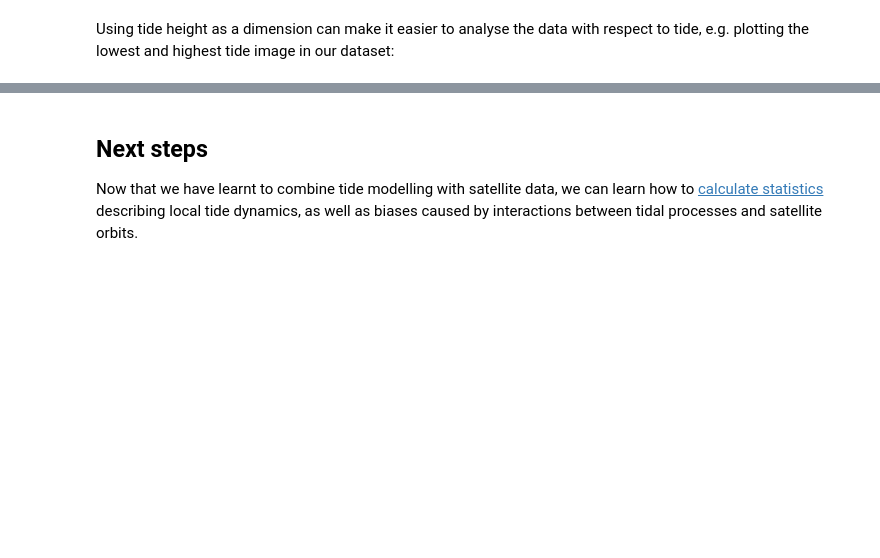
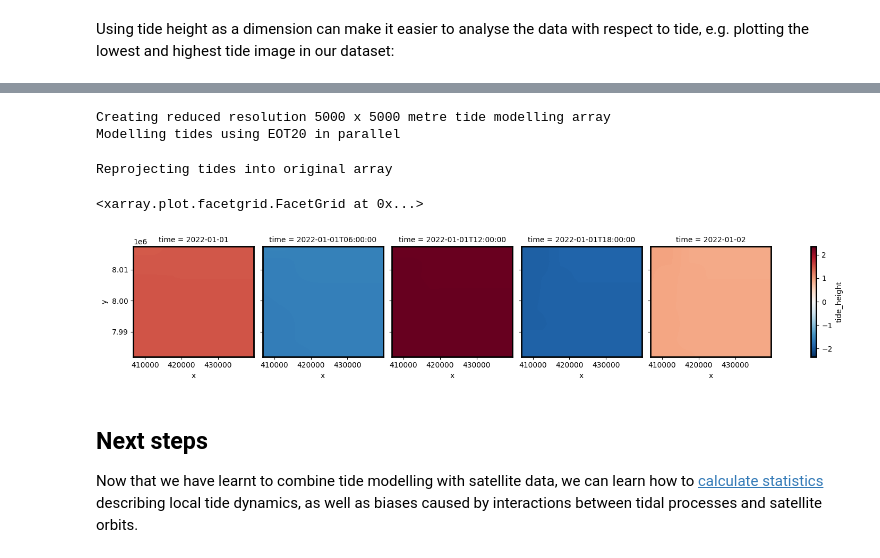
Before and after one commit to GeoscienceAustralia/eo-tides, a Jupyter notebook: docs/notebooks/Satellite_data.ipynb, the cells around one changed output, grey strips where cells are left out. Saved outputs shown, nothing was run; the diff lists cells and outputs as text; code cells hidden in the pictures; blank space fills up the shorter version.

```diff
--- a/docs/notebooks/Satellite_data.ipynb
+++ b/docs/notebooks/Satellite_data.ipynb
@@ -233,3 +326,26 @@ Reprojecting tides into original array
+# %%
+import pandas as pd
+
+custom_times = pd.date_range(
+    start="2022-01-01",
+    end="2022-01-02",
+    freq="6H",
+)
+
+tides_highres, _ = pixel_tides(
+    ds,
+    times=custom_times,
+    directory="../../tests/data/tide_models",
+)
+
+# Plot custom timesteps
+tides_highres.plot.imshow(col="time")
+# %% [output]
+Creating reduced resolution 5000 x 5000 metre tide modelling array
+Modelling tides using EOT20 in parallel
+Reprojecting tides into original array
+<xarray.plot.facetgrid.FacetGrid at 0x...>
+[figure, added]
 # %% [markdown]
 ## Next steps
 
```
Also changed, not shown: parts of 22 cells of this notebook, 1 other file.
